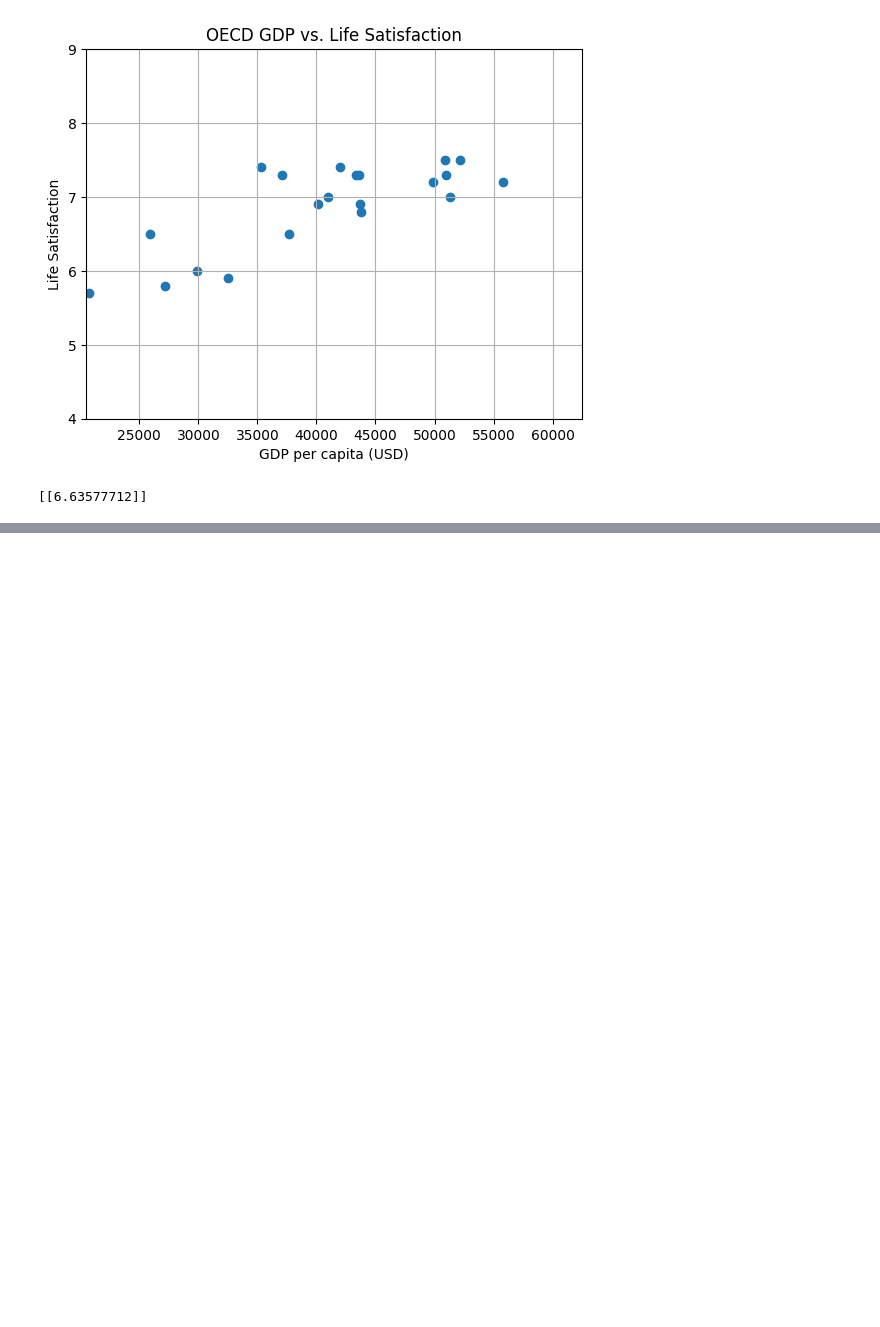
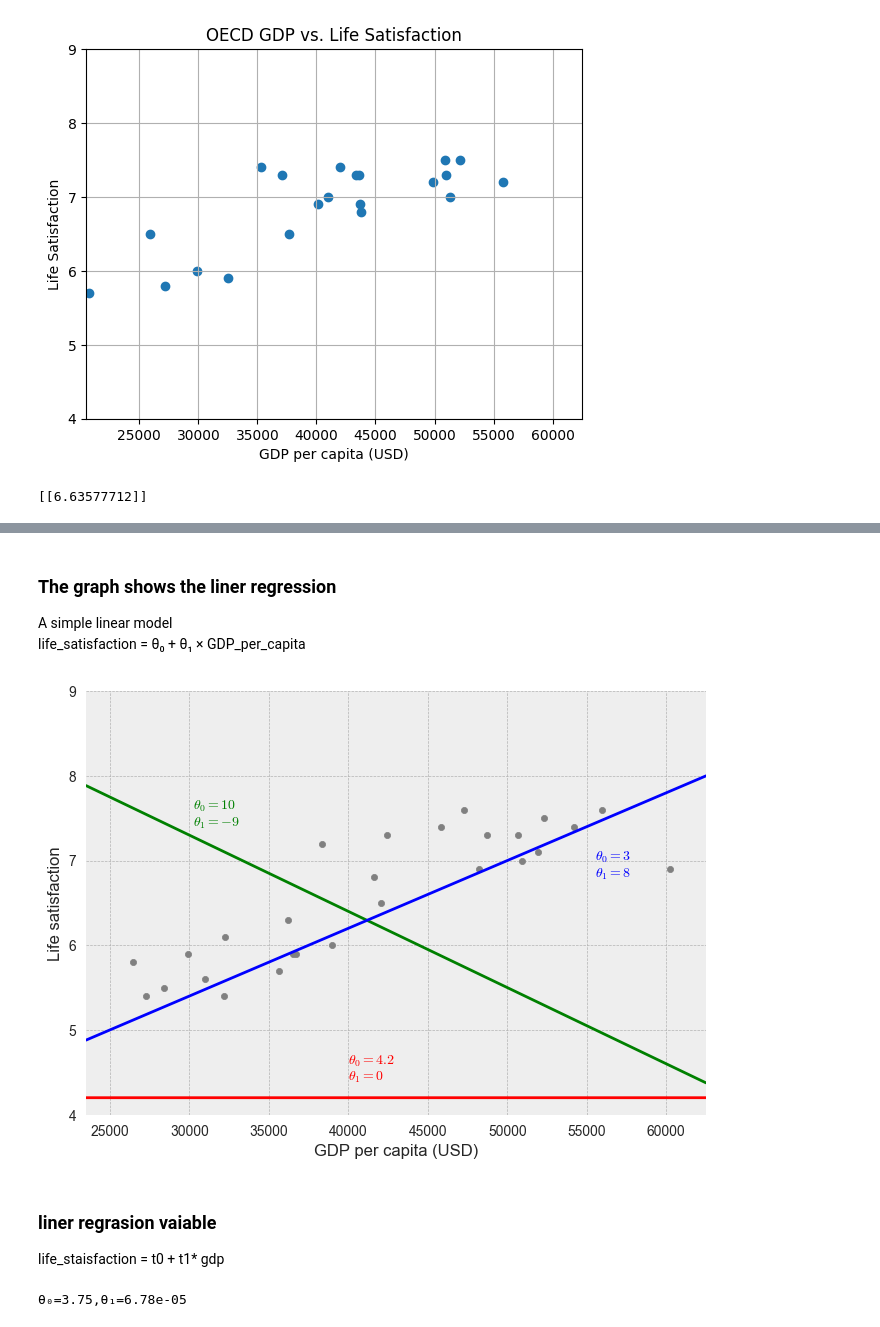
Before and after one commit to MehulEXE/Handson-ml, a Jupyter notebook: example1.ipynb, the cells around one changed output, grey strips where cells are left out. Drawn from its saved outputs; the diff is of its cells as text; code cells hidden in the pictures; blank space fills up the shorter version.

```diff
--- a/example1.ipynb
+++ b/example1.ipynb
@@ -74 +74,52 @@ print(model.predict(X_new))
 [[6.33333333]]
+# %% [markdown]
+### The graph shows the liner regression
+
+A simple linear model\
+life_satisfaction = θ₀ + θ₁ × GDP_per_capita
+# %%
+import numpy as np
+
+#data points
+lifesat.plot(kind='scatter',x='GDP per capita (USD)',y='Life satisfaction',grid=True,color='grey')
+
+#linermodel plot
+min_gdp , max_gdp = 23_500 , 62_500
+X = np.linspace(min_gdp,max_gdp,3000)
+
+w0,w1=4.2,0
+plt.plot(X, w0 + w1 * 1e-5 * X, color='red')
+plt.text(40_000, 4.6, fr"$\theta_0 = {w0}$", color="r")
+plt.text(40_000, 4.4, fr"$\theta_1 = {w1}$", color="r")
+
+w0,w1 = 10,-9
+plt.plot(X, w0 + w1 * 1e-5 * X, color='green')
+plt.text(30_200, 7.6, fr"$\theta_0 = {w0}$", color="g")
+plt.text(30_200, 7.4, fr"$\theta_1 = {w1}$", color="g")
+
+w0,w1 =3 ,8
+plt.plot(X, w0 + w1 * 1e-5 * X, color='blue')
+plt.text(55_500, 7.0, fr"$\theta_0 = {w0}$", color="blue")
+plt.text(55_500, 6.8, fr"$\theta_1 = {w1}$", color="blue")
+
+plt.axis([min_gdp,max_gdp,4,9])
+plt.show()
+# %% [output]
+[figure, added]
+# %% [markdown]
+### liner regrasion vaiable
+life_staisfaction = t0 + t1* gdp
+# %%
+from sklearn import linear_model
+
+x_sample = lifesat[['GDP per capita (USD)']].values
+y_sample = lifesat[['Life satisfaction']].values
+
+#train model
+ln1=linear_model.LinearRegression()
+ln1.fit(x_sample,y_sample)
+
+t0 ,t1 = ln1.intercept_[0],ln1.coef_.ravel()[0]
+print(f'θ₀={t0:.2f},θ₁={t1:.2e}')
+# %% [output]
+θ₀=3.75,θ₁=6.78e-05
```
Also changed, not shown: parts of 3 cells of this notebook.
